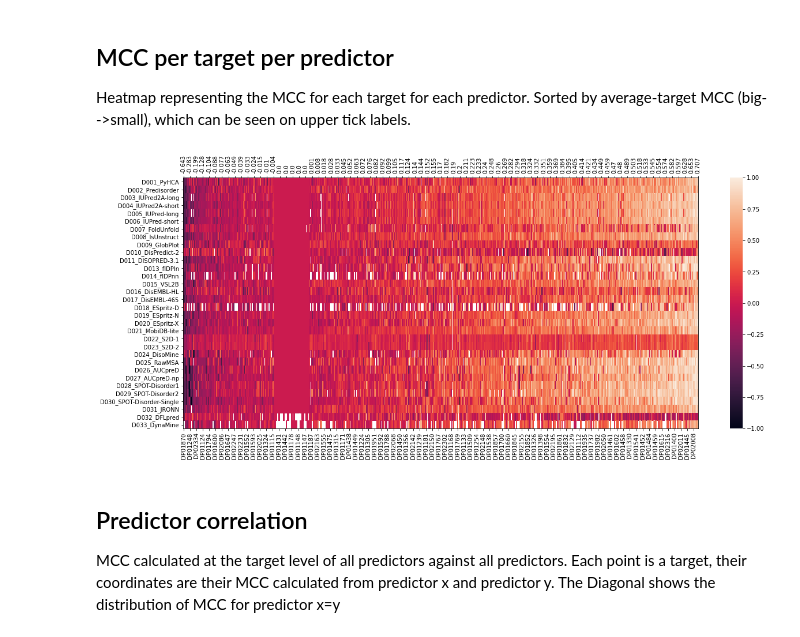
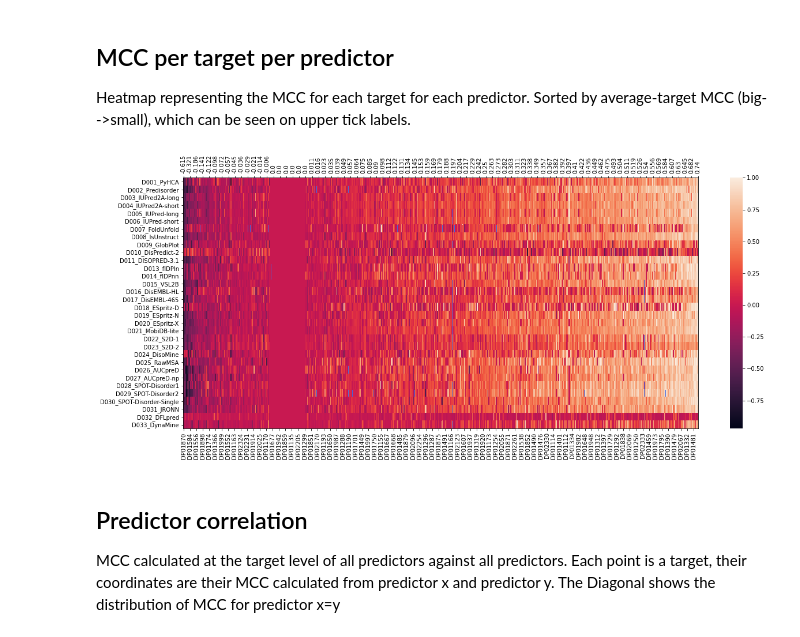
Before and after one commit to BioComputingUP/CAID, a Jupyter notebook: CAID-vect.ipynb, the cells around one changed output. Cells and saved outputs as stored; diff of their text form; code cells hidden in the pictures.

```diff
--- a/CAID-vect.ipynb
+++ b/CAID-vect.ipynb
@@ -217,14 +228,19 @@ _ = ax.axvline(lo, c='r', linestyle='--')
 Heatmap representing the MCC for each target for each predictor. Sorted by average-target MCC (big-->small), which can be seen on upper tick labels.
 # %%
 fig , ax = plt.subplots(figsize=(20, 8))
-tgt_pred_metrics_avg = tgt_pred_metrics["mcc"].unstack().mean().sort_values()
+tgt_pred_metrics = pd.read_csv('../results/disprot-disorder.analysis.all.target.mcc.metrics.csv', index_col=[0,1])
+
+tgt_pred_metrics_avg = tgt_pred_metrics['mcc'].unstack().mean().sort_values()
+
+
+ax.set_facecolor('royalblue')
 ax = sns.heatmap(tgt_pred_metrics["mcc"].unstack().reindex(tgt_pred_metrics_avg.index, axis=1), ax=ax)
 ax2 = ax.twiny()
 ax2.set_xticks(ax.xaxis.get_ticklocs())
 ax2.set_xticklabels(tgt_pred_metrics_avg.values[[list(tgt_pred_metrics_avg.index).index(l.get_text()) for l in ax.xaxis.get_ticklabels()]].round(3))
 ax2.tick_params(axis='x', rotation=90);
 # %% [output]
-[figure, old version]
+[figure, new version]
 # %% [markdown]
 ## Predictor correlation
 MCC calculated at the target level of all predictors against all predictors. Each point is a target, their coordinates are their MCC calculated from predictor x and predictor y. The Diagonal shows the distribution of MCC for predictor x=y
```
Also changed, not shown: parts of 78 cells of this notebook, 44 other files.
